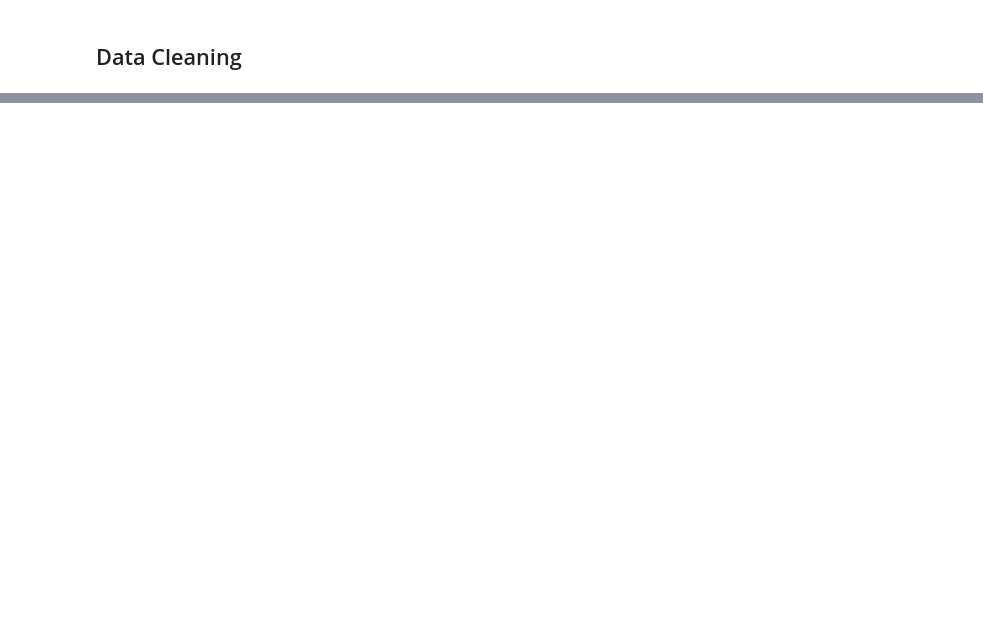
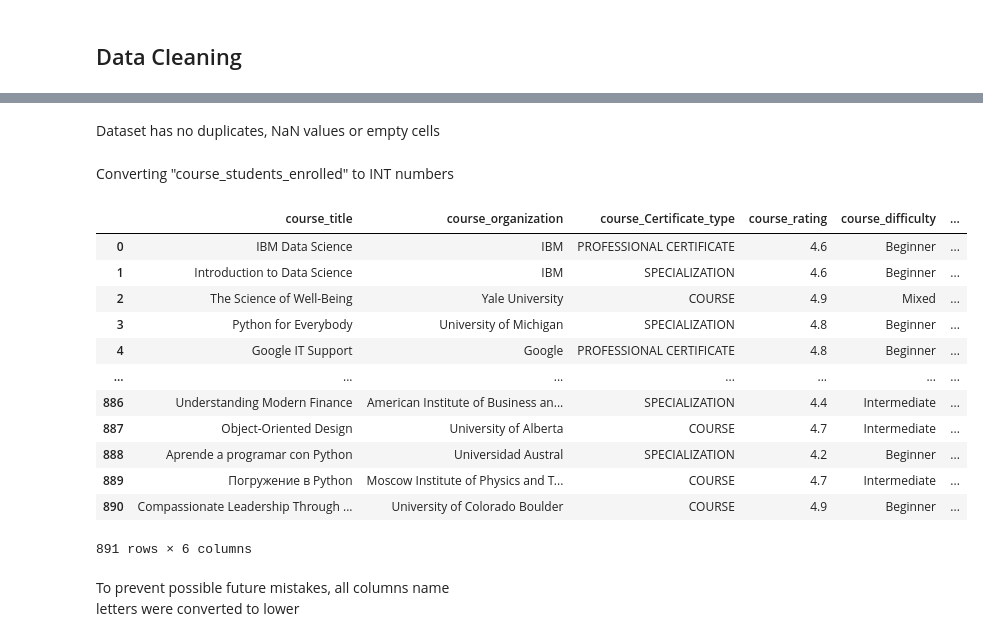
Before and after one commit to ShariYo/Modul1_Sprint3, a Jupyter notebook: project/main.ipynb, the cells around one changed output, grey strips where cells are left out. Saved outputs shown, nothing was run; the diff lists cells and outputs as text; code cells hidden in the pictures; blank space fills up the shorter version.

```diff
--- a/project/main.ipynb
+++ b/project/main.ipynb
@@ -56,0 +143,33 @@ False
+# %% [markdown]
+Dataset has no duplicates, NaN values or empty cells
+# %% [markdown]
+Converting "course_students_enrolled" to INT numbers
+# %%
+def convert(val):
+    if val[-1] == "k":
+        return int(float(val[:-1]) * 1000)
+    elif val[-1] == "m":
+        return int(float(val[:-1]) * (10 ** 6))
+    else:
+        return int(val)
+
+raw_df['course_students_enrolled'] = raw_df['course_students_enrolled'].apply(convert)
+cleaned_df = raw_df
+cleaned_df
+# %% [output]
+|  | course_title | course_organization | course_Certificate_type | course_rating | course_difficulty | ... |
+| 0 | IBM Data Science | IBM | PROFESSIONAL CERTIFICATE | 4.6 | Beginner | ... |
+| 1 | Introduction to Data Science | IBM | SPECIALIZATION | 4.6 | Beginner | ... |
+| 2 | The Science of Well-Being | Yale University | COURSE | 4.9 | Mixed | ... |
+| 3 | Python for Everybody | University of Michigan | SPECIALIZATION | 4.8 | Beginner | ... |
+| 4 | Google IT Support | Google | PROFESSIONAL CERTIFICATE | 4.8 | Beginner | ... |
+| ... | ... | ... | ... | ... | ... | ... |
+| 886 | Understanding Modern Finance | American Institute of Business an... | SPECIALIZATION | 4.4 | Intermediate | ... |
+| 887 | Object-Oriented Design | University of Alberta | COURSE | 4.7 | Intermediate | ... |
+| 888 | Aprende a programar con Python | Universidad Austral | SPECIALIZATION | 4.2 | Beginner | ... |
+| 889 | Погружение в Python | Moscow Institute of Physics and T... | COURSE | 4.7 | Intermediate | ... |
+| 890 | Compassionate Leadership Through ... | University of Colorado Boulder | COURSE | 4.9 | Beginner | ... |
+891 rows × 6 columns
+# %% [markdown]
+To prevent possible future mistakes, all columns name
+letters were converted to lower
```
Also changed, not shown: parts of 16 cells of this notebook.
